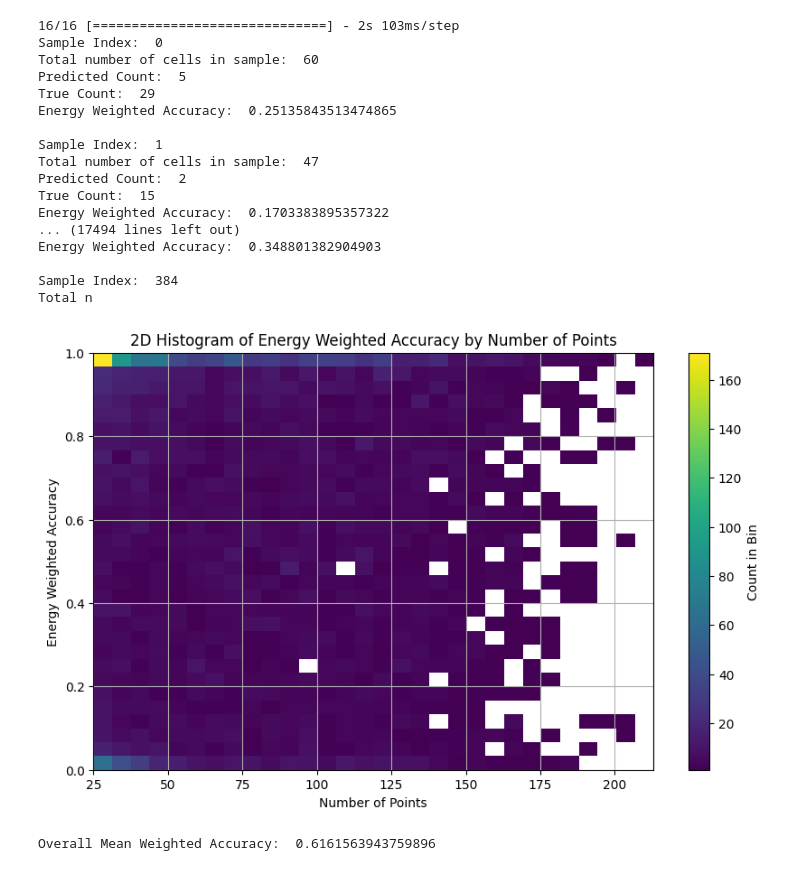
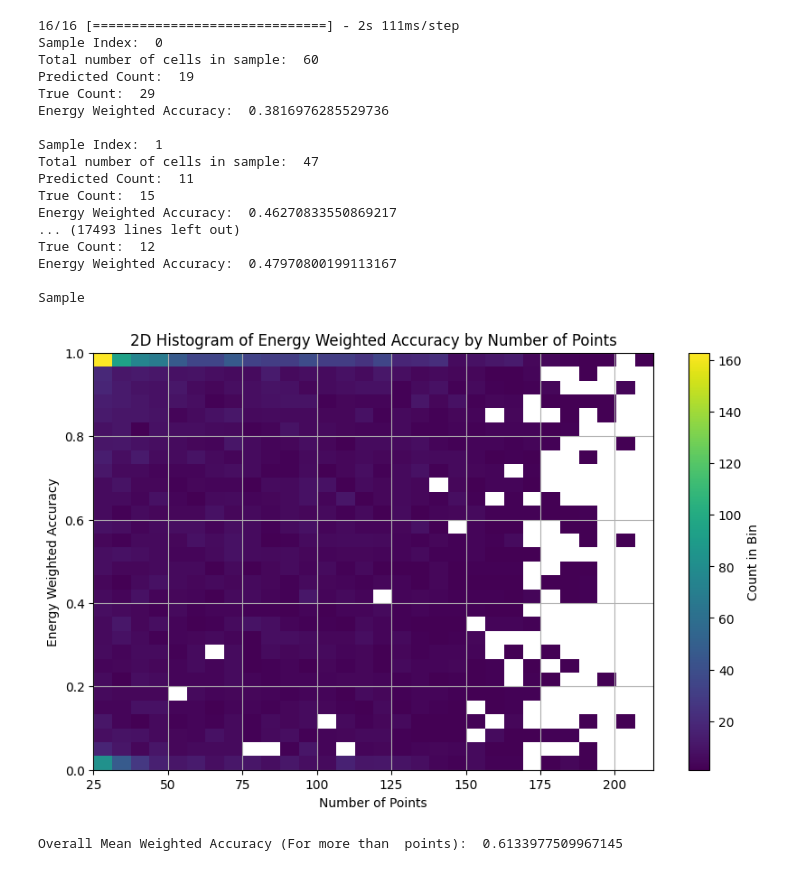
Before and after one commit to markojovo/JetPointNet, a Jupyter notebook: python_scripts/jets_training/jets_test.ipynb, the cells around one changed output. Cells and saved outputs as stored; diff of their text form; code cells hidden in the pictures.

Commit message:
before adding more plots

```diff
--- a/python_scripts/jets_training/jets_test.ipynb
+++ b/python_scripts/jets_training/jets_test.ipynb
@@ -71,19 +83,27 @@ for npz_file_idx, npz_file in enumerate(npz_files):
     segmentation_logits = np.squeeze(segmentation_logits, axis=-1)
 
     for sample_idx in range(len(feats)):
-        valid_types = feats[sample_idx][:, -1]
+        sample_features = feats[sample_idx]
+        # Masked indices where the last feature (index 8) is not 1
+        masked_indices = sample_features[:, 8] != 1
+        # Main point indices where the feature at index 5 is 1
+        main_point_indices = sample_features[:, 5] == 1
+        # Energy point indices where the feature at index 6 is 1
+        energy_point_indices = sample_features[:, 6] == 1
+        # Alternate track indices where the feature at index 7 is not 0
+        alternate_track_indices = sample_features[:, 7] != 0
+
         energies = tot_labels[sample_idx]
-        valid_indices = valid_types != 1  # Exclude -1 types for plotting
+        coords = sample_features[:, :3]
+        predicted_classes = np.where(segmentation_logits[sample_idx] > 0, 1, 0)
+        true_classes = np.where(frac_labels[sample_idx] > 0.5, 1, 0)
 
-        energy_types = feats[sample_idx][:, 6]
-        coords = feats[sample_idx][valid_indices, :3]
-        energy_type_mask = energy_types == 1
+        # Filtering energies and classes according to the energy point indices
+        energies_filtered = energies[energy_point_indices]
+        predicted_classes_filtered = predicted_classes[energy_point_indices]
+        true_classes_filtered = true_classes[energy_point_indices]
 
-        energies_filtered = energies[energy_type_mask]
-        predicted_classes = np.where(segmentation_logits[sample_idx] > 0, 1, 0)[energy_type_mask]
-        true_classes = np.where(frac_labels[sample_idx] > 0.5, 1, 0)[energy_type_mask]
-
-        correct_predictions = predicted_classes == true_classes
+        correct_predictions = predicted_classes_filtered == true_classes_filtered
         correct_energy = np.sum(energies_filtered[correct_predictions])
         total_energy = np.sum(energies_filtered)
 
@@ -94,46 +114,46 @@ for npz_file_idx, npz_file in enumerate(npz_files):
             continue
 
         # Collect data for 2D histogram
-        num_points_list.append(np.sum(energy_type_mask))
+        num_points_list.append(np.sum(energy_point_indices))
         accuracies_list.append(energy_weighted_accuracy)
 
         print("Sample Index: ", sample_idx)
-        print("Total number of cells in sample: ", np.sum(energy_type_mask))
-        print("Predicted Count: ", np.sum(predicted_classes))
-        print("True Count: ", np.sum(true_classes))
+        print("Total number of cells in sample: ", np.sum(energy_point_indices))
+        print("Predicted Count: ", np.sum(predicted_classes_filtered))
+        print("True Count: ", np.sum(true_classes_filtered))
         print("Energy Weighted Accuracy: ", energy_weighted_accuracy)
         print()
 
 # Plotting 2D histogram
 plt.figure(figsize=(10, 6))
 plt.hist2d(num_points_list, accuracies_list, bins=[30, 30], cmap='viridis', cmin=1)
 plt.colorbar(label='Count in Bin')
 plt.xlabel('Number of Points')
 plt.ylabel('Energy Weighted Accuracy')
 plt.title('2D Histogram of Energy Weighted Accuracy by Number of Points')
 plt.grid(True)
 plt.show()
 
 # Calculate overall mean weighted accuracy
 mean_weighted_accuracy = np.mean(accuracies_list)
-print("Overall Mean Weighted Accuracy (For more than " ,min_num_points ," points): ", mean_weighted_accuracy)
+print("Overall Mean Weighted Accuracy (For more than  points): ", mean_weighted_accuracy)
 # %% [output]
-16/16 [==============================] - 2s 103ms/step
+16/16 [==============================] - 2s 111ms/step
 Sample Index:  0
 Total number of cells in sample:  60
-Predicted Count:  5
+Predicted Count:  19
 True Count:  29
-Energy Weighted Accuracy:  0.25135843513474865
+Energy Weighted Accuracy:  0.3816976285529736
 
 Sample Index:  1
 Total number of cells in sample:  47
-Predicted Count:  2
+Predicted Count:  11
 True Count:  15
-Energy Weighted Accuracy:  0.1703383895357322
-... (17494 lines left out)
-Energy Weighted Accuracy:  0.348801382904903
+Energy Weighted Accuracy:  0.46270833550869217
+... (17493 lines left out)
+True Count:  12
+Energy Weighted Accuracy:  0.47970800199113167
 
-Sample Index:  384
-Total n
+Sample
-[figure, old version]
+[figure, new version]
-Overall Mean Weighted Accuracy:  0.6161563943759896
+Overall Mean Weighted Accuracy (For more than  points):  0.6133977509967145
```
Also changed, not shown: parts of 1 cell of this notebook.
